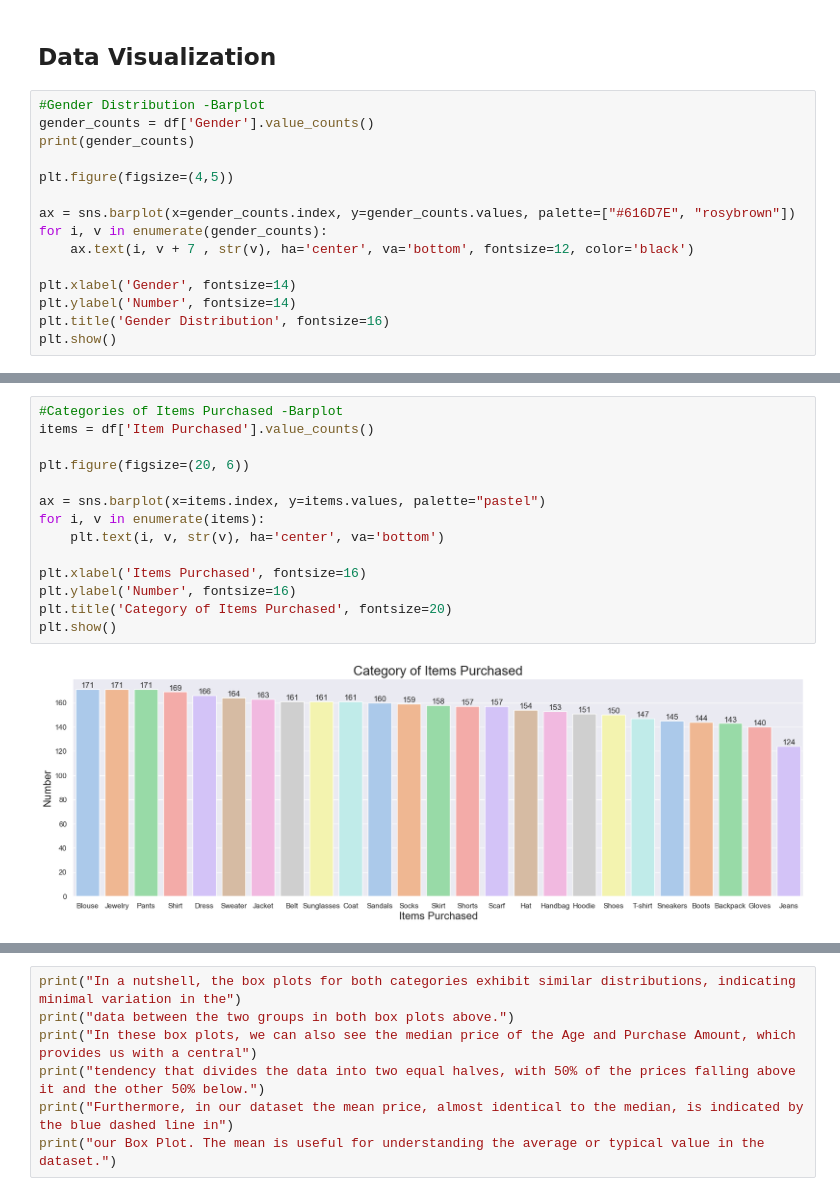
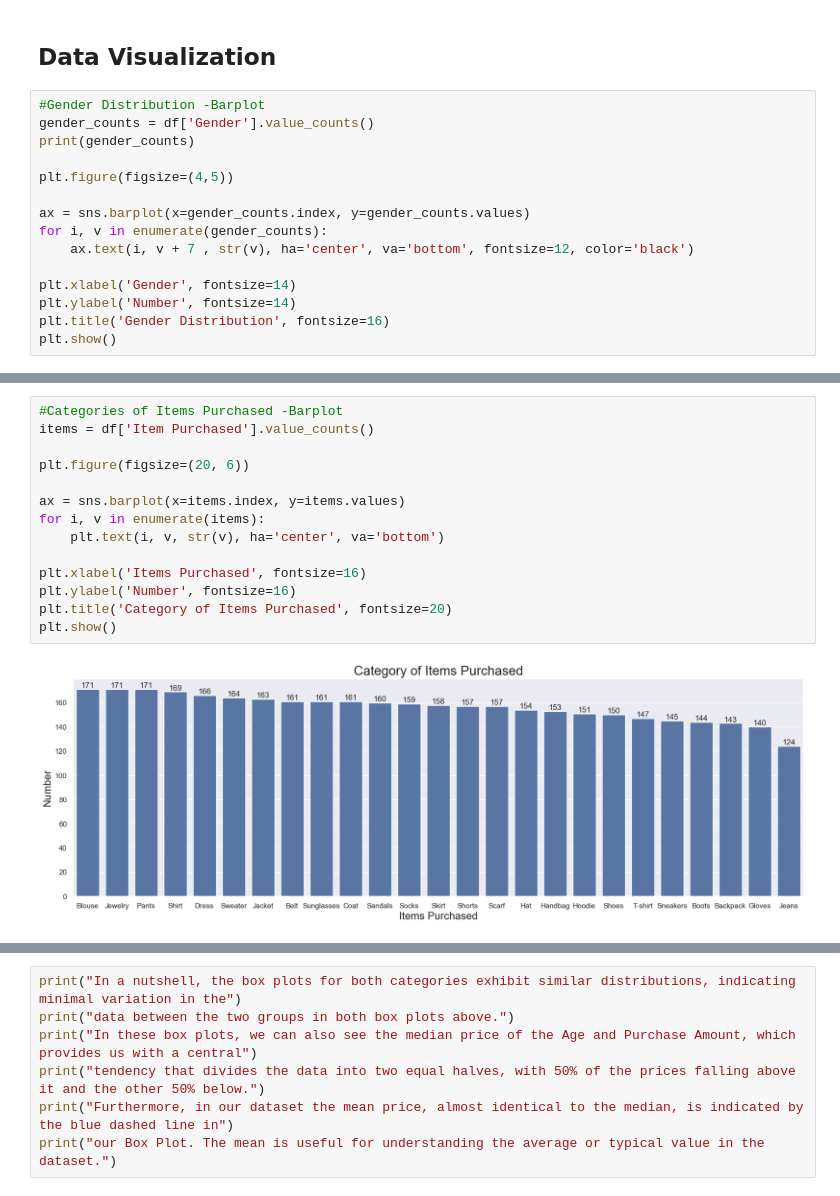
Before and after one commit to MariaAma/3.DataVisualizationPython_ShoppingTrend, a Jupyter notebook: Shopping_trend.ipynb, the cells around one changed output, grey strips where cells are left out. Saved outputs shown, nothing was run; the diff lists cells and outputs as text.

```diff
--- a/Shopping_trend.ipynb
+++ b/Shopping_trend.ipynb
@@ -101,7 +101,7 @@ print(gender_counts)
 
 plt.figure(figsize=(4,5))
 
-ax = sns.barplot(x=gender_counts.index, y=gender_counts.values, palette=["#616D7E", "rosybrown"])
+ax = sns.barplot(x=gender_counts.index, y=gender_counts.values)
 for i, v in enumerate(gender_counts):
     ax.text(i, v + 7 , str(v), ha='center', va='bottom', fontsize=12, color='black')
 
@@ -117,19 +118,19 @@ Name: Gender, dtype: int64
 # %%
 #Categories of Items Purchased -Barplot
 items = df['Item Purchased'].value_counts()
 
 plt.figure(figsize=(20, 6))
 
-ax = sns.barplot(x=items.index, y=items.values, palette="pastel")
+ax = sns.barplot(x=items.index, y=items.values)
 for i, v in enumerate(items):
     plt.text(i, v, str(v), ha='center', va='bottom')
 
 plt.xlabel('Items Purchased', fontsize=16)
 plt.ylabel('Number', fontsize=16)
 plt.title('Category of Items Purchased', fontsize=20)
 plt.show()
 # %% [output]
-[figure, old version]
+[figure, new version]
 # %%
 #Categories -Pie chart
 Category = df['Category'].value_counts()
```
Also changed, not shown: parts of 15 cells of this notebook.
